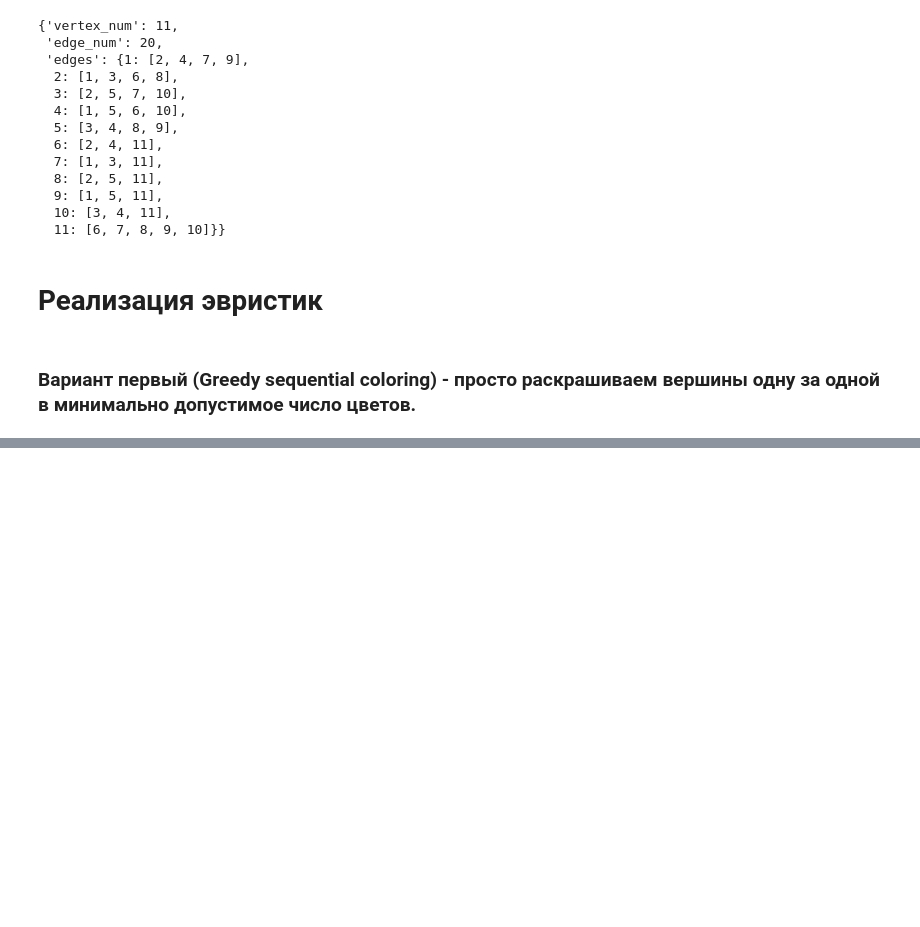
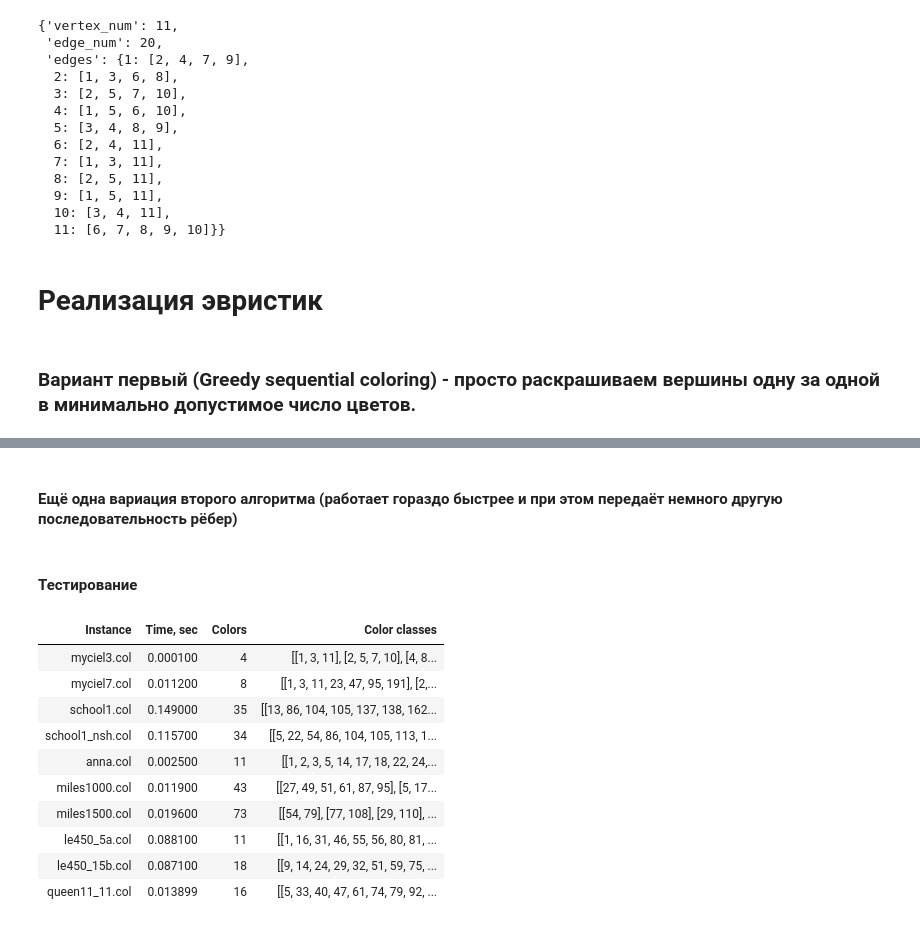
Before and after one commit to DenisKabanov/discrete_optimization_and_operations_research, a Jupyter notebook: lab1/task1.ipynb, the cells around one changed output, grey strips where cells are left out. Saved outputs shown, nothing was run; the diff lists cells and outputs as text; code cells hidden in the pictures; blank space fills up the shorter version.

```diff
--- a/lab1/task1.ipynb
+++ b/lab1/task1.ipynb
@@ -251,0 +227,2 @@ sequential_coloring(data["miles1500.col"]["edges"])
+# %% [markdown]
+#### Ещё одна вариация второго алгоритма (работает гораздо быстрее и при этом передаёт немного другую последовательность рёбер)
@@ -251,0 +246,28 @@ sequential_coloring(data["miles1500.col"]["edges"])
+# %% [markdown]
+#### Тестирование
+# %%
+solutions_2_v1 = {}
+for dataset in data.keys(): # идём по тест-кейсам
+    time_start = time.time() # замеряем время начала выполнения
+    for i in range(N): # делаем 10 запусков для усреднения времени
+        sol = smallest_degree_last_with_remove_v1(data[dataset]["edges"]) # считаем число цветов
+    time_end = time.time() - time_start # считаем, сколько работал алгоритм
+    # print("original solution", sol)
+    sol = transform_answer(sol) # преобразовываем ответ к необходимому виду
+    check_solution(data[dataset]["edges"], sol) # проверка решения
+    # print("transformed solution", sol)
+    solutions_2_v1[dataset] = {"colors": sol[0], "solution": sol[1], "time": time_end/N}
+# %%
+show_results(solutions_2_v1)
+# %% [output]
+| Instance | Time, sec | Colors | Color classes |
+| myciel3.col | 0.000100 | 4 | [[1, 3, 11], [2, 5, 7, 10], [4, 8... |
+| myciel7.col | 0.011200 | 8 | [[1, 3, 11, 23, 47, 95, 191], [2,... |
+| school1.col | 0.149000 | 35 | [[13, 86, 104, 105, 137, 138, 162... |
+| school1_nsh.col | 0.115700 | 34 | [[5, 22, 54, 86, 104, 105, 113, 1... |
+| anna.col | 0.002500 | 11 | [[1, 2, 3, 5, 14, 17, 18, 22, 24,... |
+| miles1000.col | 0.011900 | 43 | [[27, 49, 51, 61, 87, 95], [5, 17... |
+| miles1500.col | 0.019600 | 73 | [[54, 79], [77, 108], [29, 110], ... |
+| le450_5a.col | 0.088100 | 11 | [[1, 16, 31, 46, 55, 56, 80, 81, ... |
+| le450_15b.col | 0.087100 | 18 | [[9, 14, 24, 29, 32, 51, 59, 75, ... |
+| queen11_11.col | 0.013899 | 16 | [[5, 33, 40, 47, 61, 74, 79, 92, ... |
```
Also changed, not shown: parts of 50 cells of this notebook, 11 other files.
